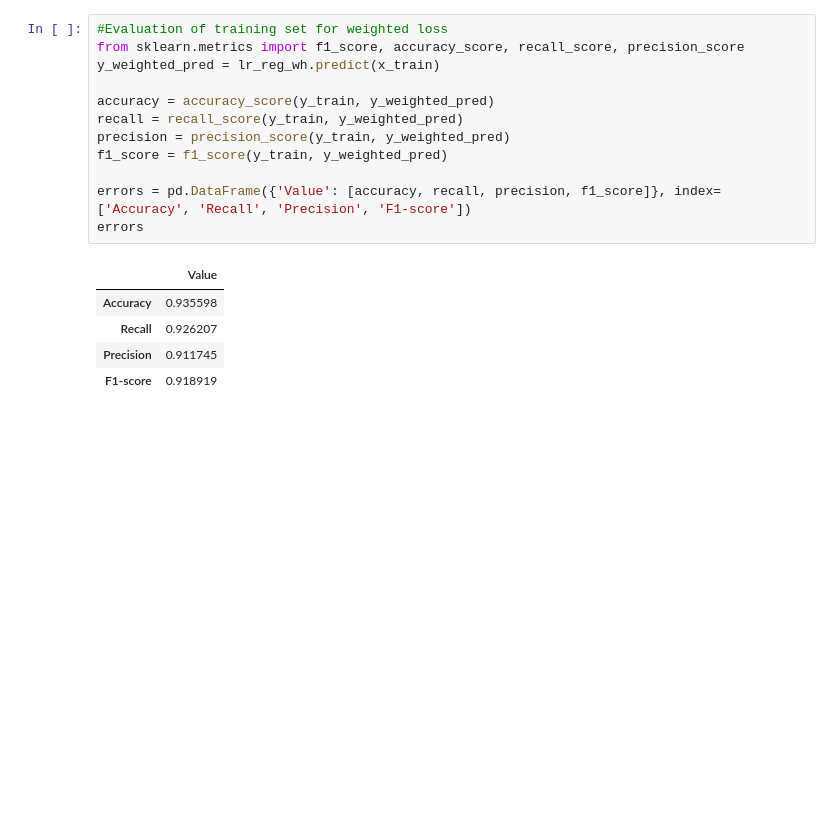
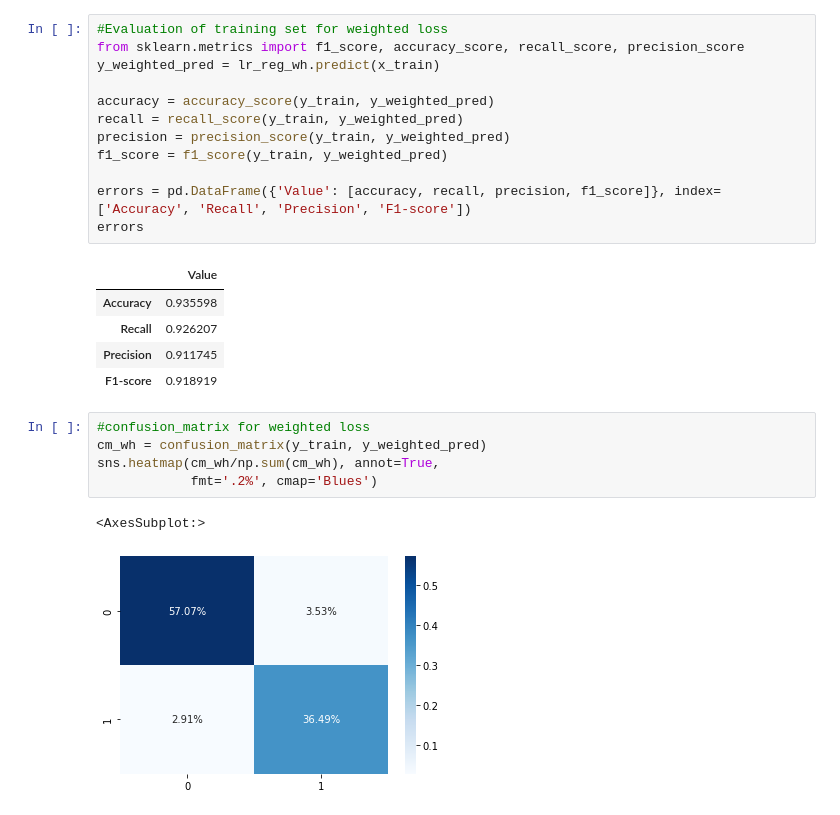
Before and after one commit to pouriaSameti/ML-Projects, a Jupyter notebook: Q3-Spambase/code/dsProject1/Logistic Regression.ipynb, the cells around one changed output. Drawn from its saved outputs; the diff is of its cells as text; blank space fills up the shorter version.

Commit message:
spambase -> confusion_matrix was created for weghited loss.

```diff
--- a/Q3-Spambase/code/dsProject1/Logistic Regression.ipynb
+++ b/Q3-Spambase/code/dsProject1/Logistic Regression.ipynb
@@ -183,3 +183,11 @@ errors
 | Recall | 0.926207 |
 | Precision | 0.911745 |
 | F1-score | 0.918919 |
+# %%
+#confusion_matrix for weighted loss
+cm_wh = confusion_matrix(y_train, y_weighted_pred)
+sns.heatmap(cm_wh/np.sum(cm_wh), annot=True,
+            fmt='.2%', cmap='Blues')
+# %% [output]
+<AxesSubplot:>
+[figure, added]
```
Also changed, not shown: parts of 2 cells of this notebook.
